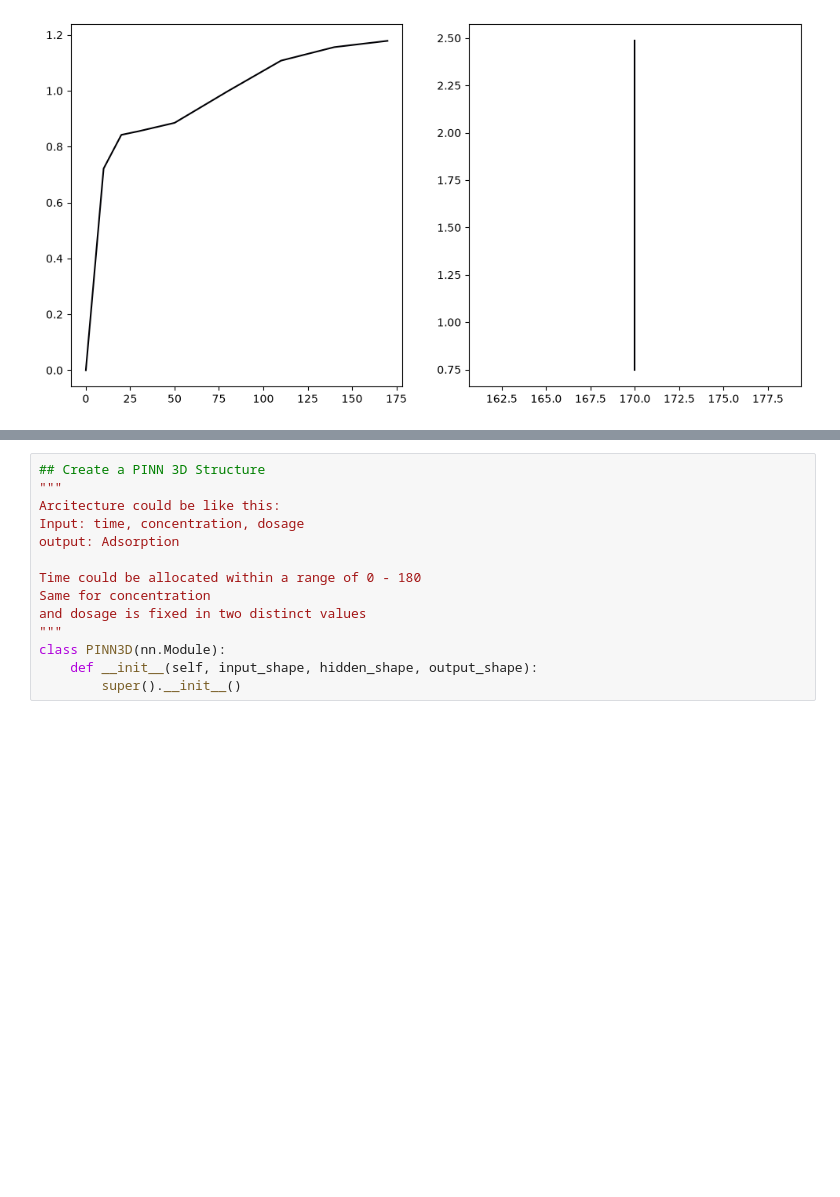
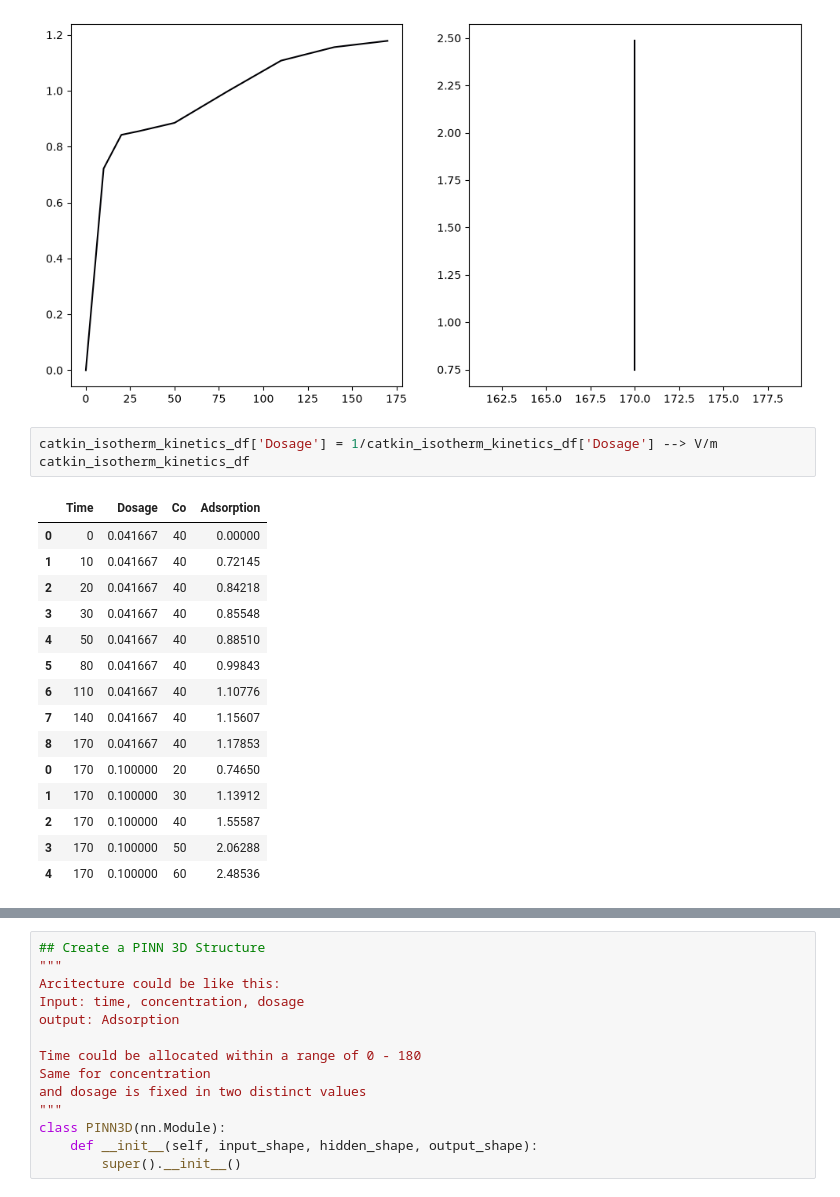
Before and after one commit to Tinonturja/Catkin_Biofilm_Adsorption, a Jupyter notebook: labaratory.ipynb, the cells around one changed output, grey strips where cells are left out. Drawn from its saved outputs; the diff is of its cells as text; blank space fills up the shorter version.

```diff
--- a/labaratory.ipynb
+++ b/labaratory.ipynb
@@ -1075,6 +1075,25 @@ y = [kinetics_adsorption,isotherm_adsorption]
 visualize_helper_function(X, y, n = 2, cmap_name= 'inferno')
 # %% [output]
 [figure]
+# %%
+catkin_isotherm_kinetics_df['Dosage'] = 1/catkin_isotherm_kinetics_df['Dosage'] --> V/m
+catkin_isotherm_kinetics_df
+# %% [output]
+|  | Time | Dosage | Co | Adsorption |
+| 0 | 0 | 0.041667 | 40 | 0.00000 |
+| 1 | 10 | 0.041667 | 40 | 0.72145 |
+| 2 | 20 | 0.041667 | 40 | 0.84218 |
+| 3 | 30 | 0.041667 | 40 | 0.85548 |
+| 4 | 50 | 0.041667 | 40 | 0.88510 |
+| 5 | 80 | 0.041667 | 40 | 0.99843 |
+| 6 | 110 | 0.041667 | 40 | 1.10776 |
+| 7 | 140 | 0.041667 | 40 | 1.15607 |
+| 8 | 170 | 0.041667 | 40 | 1.17853 |
+| 0 | 170 | 0.100000 | 20 | 0.74650 |
+| 1 | 170 | 0.100000 | 30 | 1.13912 |
+| 2 | 170 | 0.100000 | 40 | 1.55587 |
+| 3 | 170 | 0.100000 | 50 | 2.06288 |
+| 4 | 170 | 0.100000 | 60 | 2.48536 |
 # %%
 ## Create the torch dataset
 class Dataset:
```
Also changed, not shown: parts of 1 cell of this notebook.
